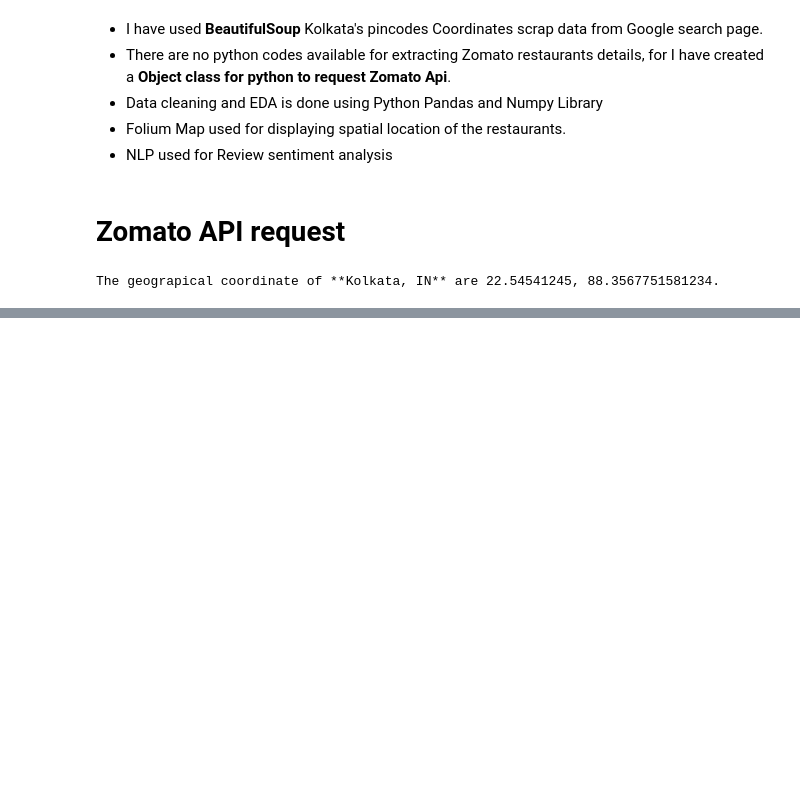
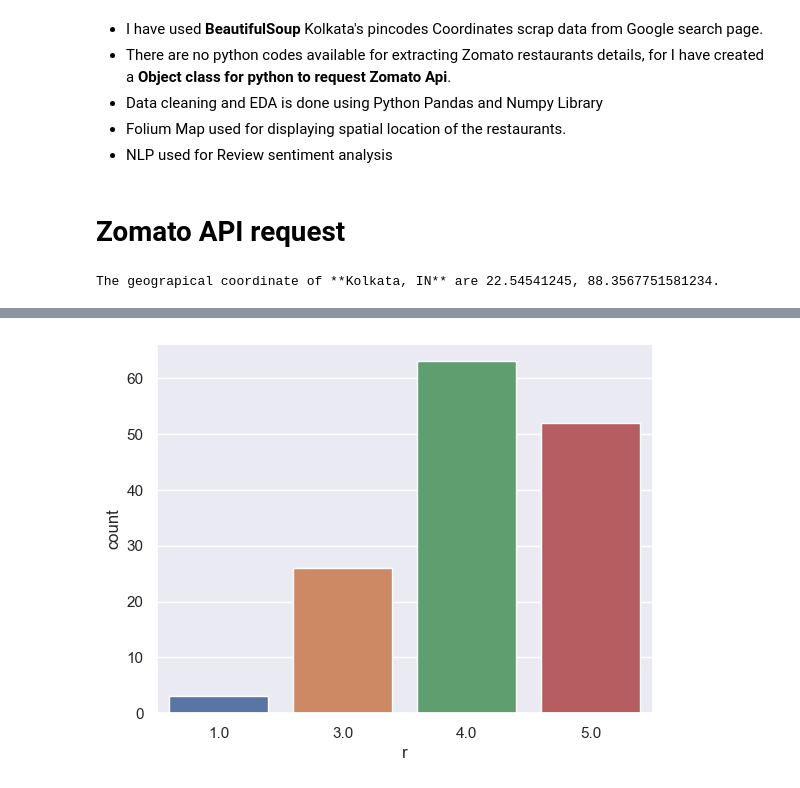
Before and after one commit to recervictory/Coursera_Capstone, a Jupyter notebook: Week 4/Kolkata-Battle-of-Neighborhoods.ipynb, the cells around one changed output, grey strips where cells are left out. Drawn from its saved outputs; the diff is of its cells as text; code cells hidden in the pictures; blank space fills up the shorter version.

```diff
--- a/Week 4/Kolkata-Battle-of-Neighborhoods.ipynb
+++ b/Week 4/Kolkata-Battle-of-Neighborhoods.ipynb
@@ -266,0 +265,20 @@ kolkata.head()
+# %%
+# Calculate distance from kolkata
+import math
+
+def distance(origin):
+    lat1, lon1 = origin[0],origin[1]
+    lat2, lon2 = latitude,longitude
+    radius = 6371 # km
+
+    dlat = math.radians(lat2-lat1)
+    dlon = math.radians(lon2-lon1)
+    a = math.sin(dlat/2) * math.sin(dlat/2) + math.cos(math.radians(lat1)) \
+        * math.cos(math.radians(lat2)) * math.sin(dlon/2) * math.sin(dlon/2)
+    c = 2 * math.atan2(math.sqrt(a), math.sqrt(1-a))
+    d = radius * c
+
+    return d
+# %%
+kolkata['distance'] = kolkata[['latitude','longitude']].apply(distance,axis=1)
+kolkata.head()
@@ -266,0 +423,7 @@ kolkata.head()
+# %%
+import seaborn as sns
+kolkata['r'] = kolkata["popularity"].round()
+sns.set(style="darkgrid")
+ax = sns.countplot(x="r", data=kolkata)
+# %% [output]
+[figure, added]
```
Also changed, not shown: parts of 26 cells of this notebook.
